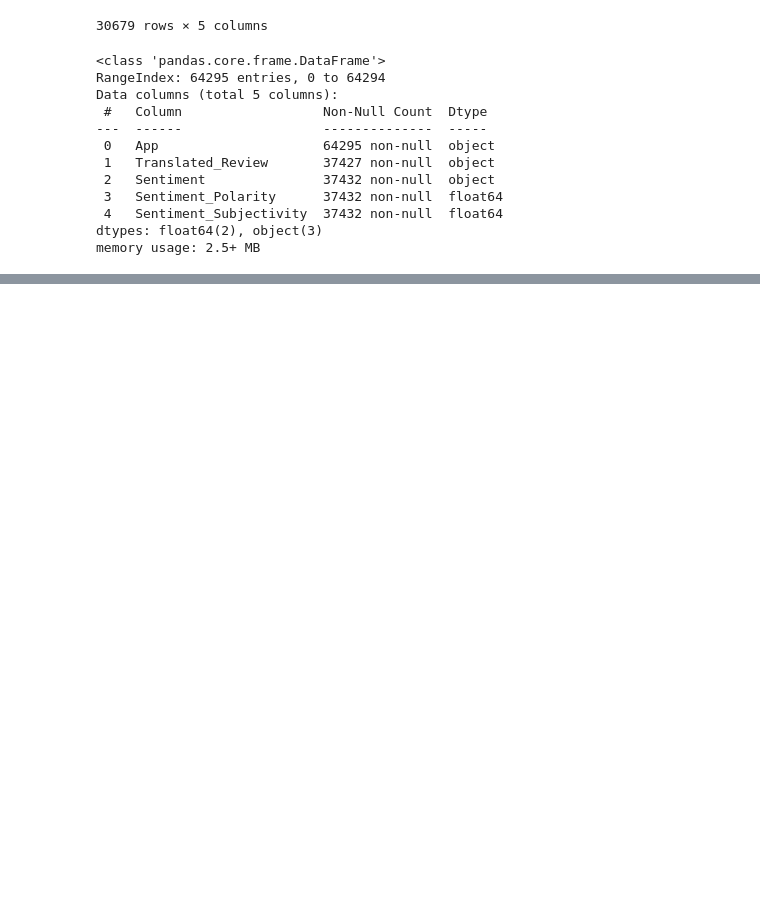
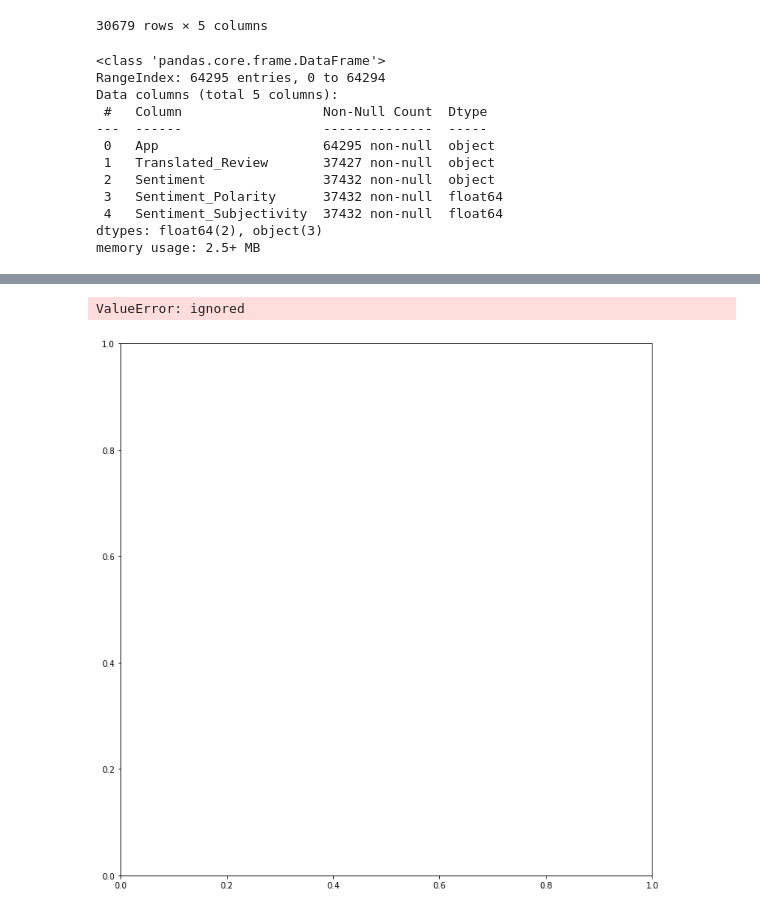
Before and after one commit to pritesh2292/play-store-app-review-analysis, a Jupyter notebook: Pritesh's_Copy_of_Play_Store_App_Review_Analysis_Capstone_Project.ipynb, the cells around one changed output, grey strips where cells are left out. Drawn from its saved outputs; the diff is of its cells as text; code cells hidden in the pictures; blank space fills up the shorter version.

```diff
--- a/Pritesh's_Copy_of_Play_Store_App_Review_Analysis_Capstone_Project.ipynb
+++ b/Pritesh's_Copy_of_Play_Store_App_Review_Analysis_Capstone_Project.ipynb
@@ -166,0 +287,8 @@ memory usage: 2.5+ MB
+# %%
+plt.figure(figsize=(15,12));
+plt.pie(ud_df.Installs, explode=None, labels=top10PaidApps_df.App, autopct='%1.1f%%', startangle=0);
+plt.title('Top Expensive Apps Distribution',size = 20);
+plt.legend(top10PaidApps_df.App, loc="lower rig", title="Apps", fontsize = "xx-small")
+# %% [output]
+ValueError: ignored
+[figure, added]
```
Also changed, not shown: parts of 15 cells of this notebook.
